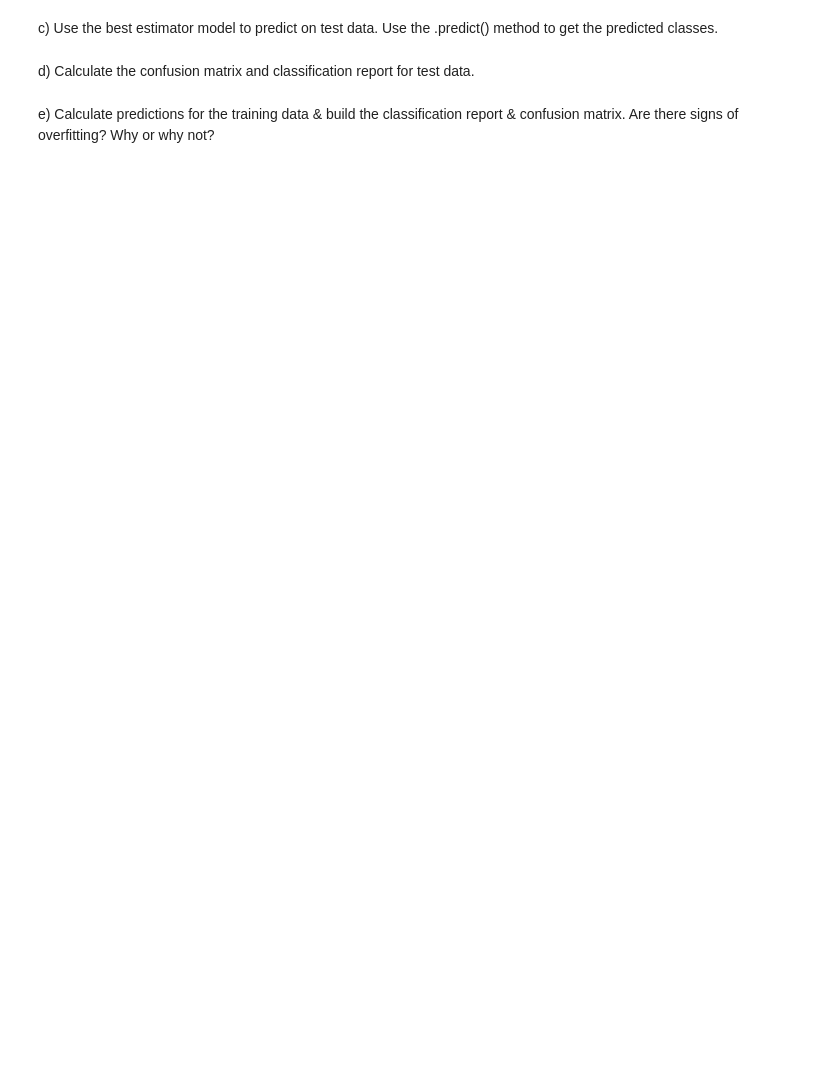
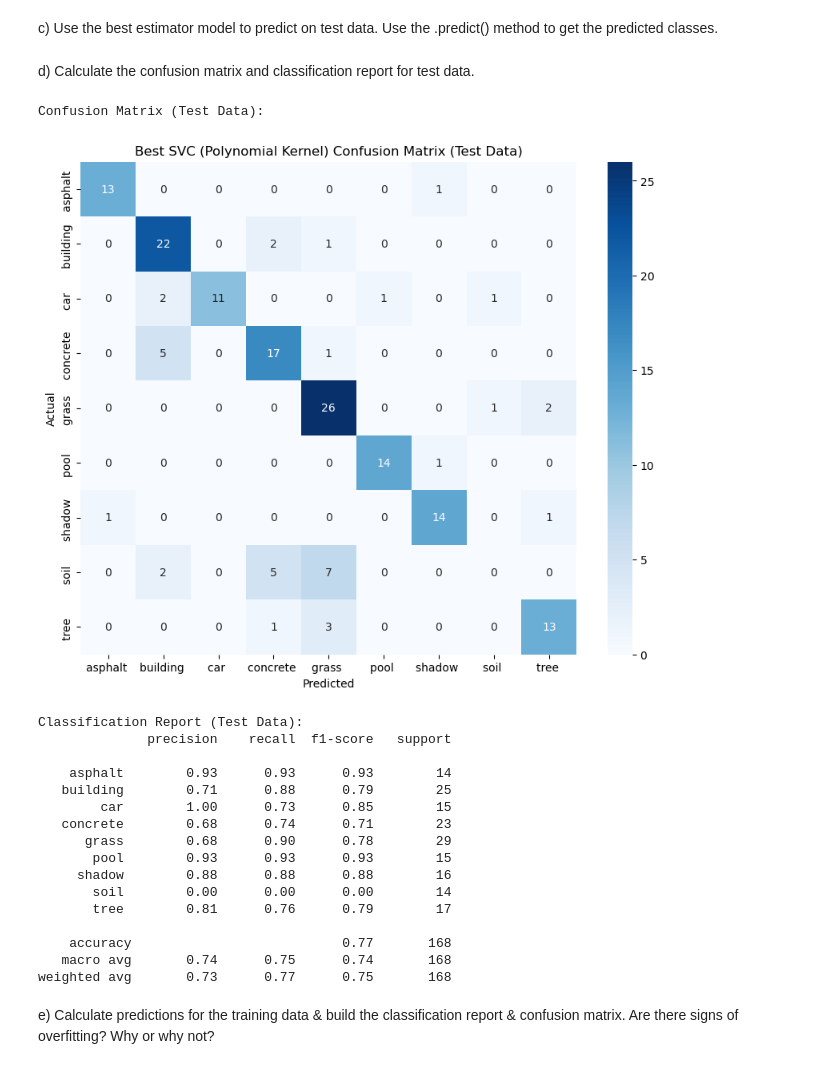
Before and after one commit to CassandraMaldonado/Deep-Dive-into-ML, a Jupyter notebook: Hw_4.ipynb, the cells around one changed output. Saved outputs shown, nothing was run; the diff lists cells and outputs as text; code cells hidden in the pictures; blank space fills up the shorter version.

```diff
--- a/Hw_4.ipynb
+++ b/Hw_4.ipynb
@@ -480,3 +480,24 @@ degree: 2, 3, 4, 5, 6
 Note: Feel free to try out more parameters, the above is the bare minimum for this assignment.
 
 Use 5 cross-fold and the default scoring.
+# %%
+C_values = np.arange(0.01, 10.01, 0.2)  # C from 0.01 to 10 in increments of 0.2
+degree_values = [2, 3, 4, 5, 6]
+param_grid_poly = {
+    'C': C_values,
+    'degree': degree_values
+}
+
+# SVC model with polynomial kernel
+svc_poly = SVC(kernel='poly', random_state=42)
+
+# GridSearchCV
+grid_search_poly = GridSearchCV(
+    estimator=svc_poly,
+    param_grid=param_grid_poly,
+    cv=5,  # 5-fold cross-validation
+    verbose=0,  # Reduce printing
+    n_jobs=-1   # Using all available cores
+)
+
+grid_search_poly.fit(X_train_scaled, y_train)
@@ -485,3 +514,7 @@ b) Identify the best performing model:
 
 .best_params_() : This method outputs to best performing parameters
 .best_estimator_() : This method outputs the best performing model, and can be used for predicting on the X_test
+# %%
+print(f"Best parameters: {grid_search_poly.best_params_}")
+best_poly_model = grid_search_poly.best_estimator_
+print(f"Best model: {best_poly_model}")
@@ -488,6 +524,41 @@ b) Identify the best performing model:
 # %% [markdown]
 c) Use the best estimator model to predict on test data. Use the .predict() method to get the predicted classes.
+# %%
+best_poly_test_pred = best_poly_model.predict(X_test_scaled)
 # %% [markdown]
 d) Calculate the confusion matrix and classification report for test data.
+# %%
+print("\nConfusion Matrix (Test Data):")
+best_poly_cm_test = confusion_matrix(y_test, best_poly_test_pred)
+plt.figure(figsize=(10, 8))
+sns.heatmap(best_poly_cm_test, annot=True, fmt='d', cmap='Blues',
+            xticklabels=sorted(y_test.unique()), yticklabels=sorted(y_test.unique()))
+plt.xlabel('Predicted')
+plt.ylabel('Actual')
+plt.title('Best SVC (Polynomial Kernel) Confusion Matrix (Test Data)')
+plt.show()
+
+print("\nClassification Report (Test Data):")
+best_poly_cr_test = classification_report(y_test, best_poly_test_pred)
+print(best_poly_cr_test)
+# %% [output]
+Confusion Matrix (Test Data):
+[figure, added]
+Classification Report (Test Data):
+              precision    recall  f1-score   support
+
+    asphalt        0.93      0.93      0.93        14
+   building        0.71      0.88      0.79        25
+        car        1.00      0.73      0.85        15
+   concrete        0.68      0.74      0.71        23
+      grass        0.68      0.90      0.78        29
+       pool        0.93      0.93      0.93        15
+     shadow        0.88      0.88      0.88        16
+       soil        0.00      0.00      0.00        14
+       tree        0.81      0.76      0.79        17
+
+    accuracy                           0.77       168
+   macro avg       0.74      0.75      0.74       168
+weighted avg       0.73      0.77      0.75       168
 # %% [markdown]
 e)  Calculate predictions for the training data & build the classification report & confusion matrix. Are there signs of overfitting? Why or why not?
```
Also changed, not shown: parts of 3 cells of this notebook.
